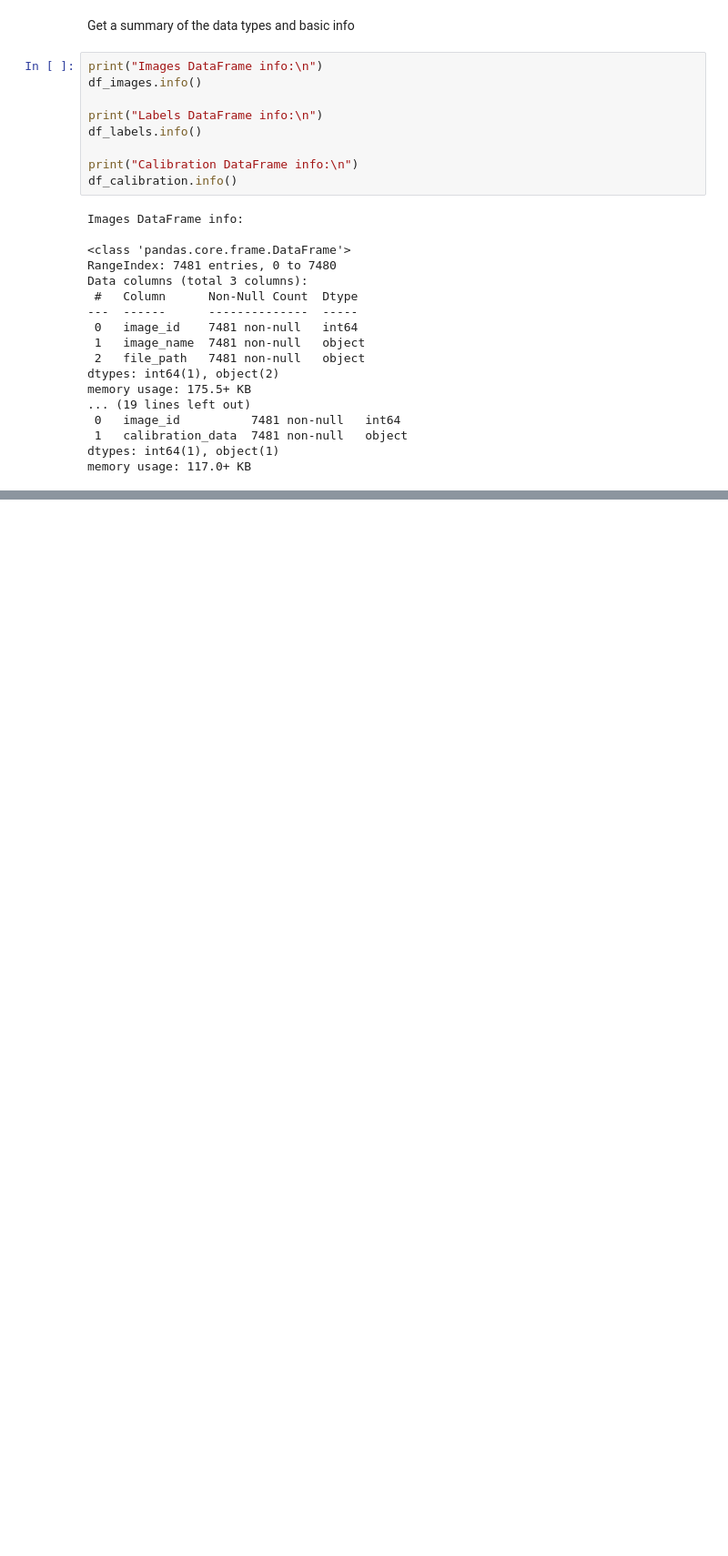
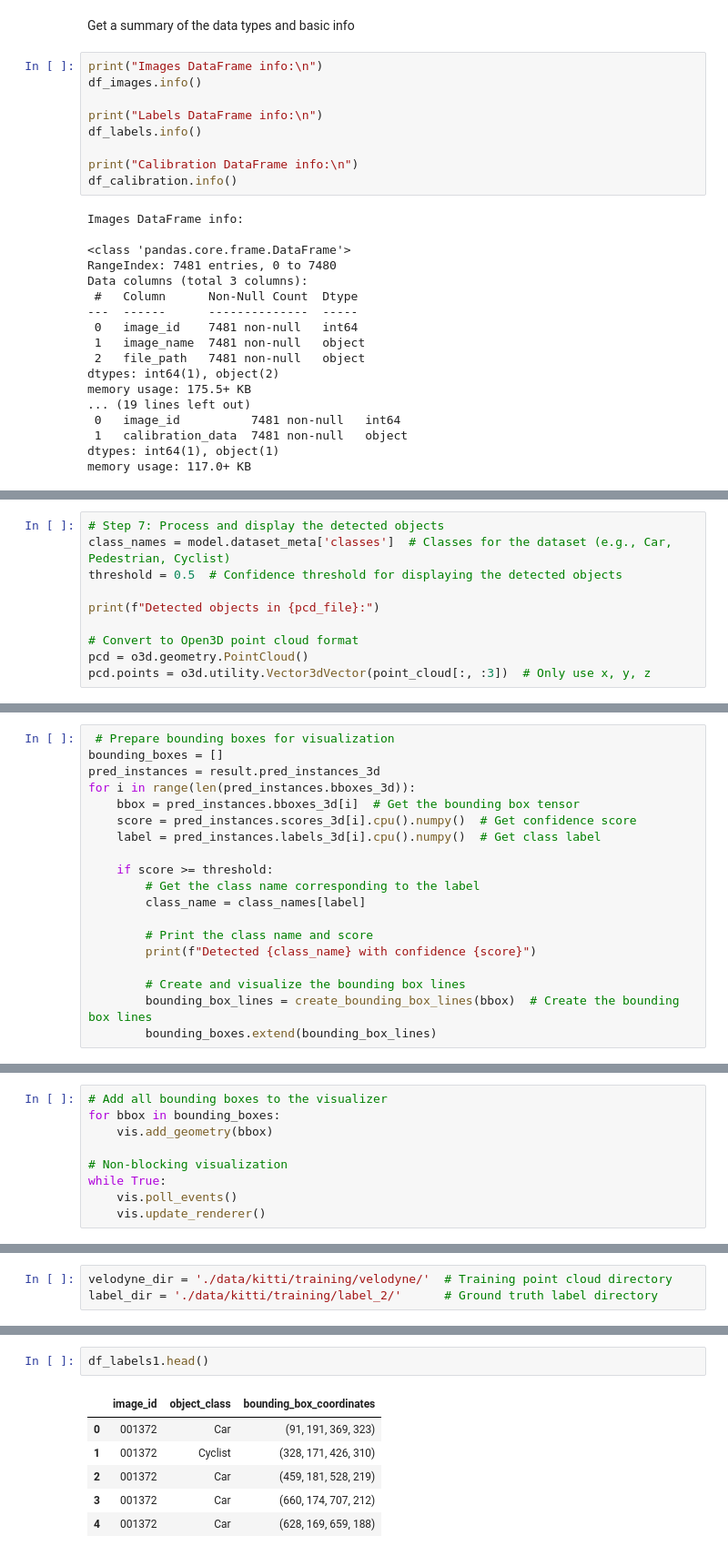
Before and after one commit to osvaldosun97/RobotShuttle, a Jupyter notebook: lidar-objectdetection.ipynb, the cells around one changed output, grey strips where cells are left out. Shown at 91% size. Cells and saved outputs as stored; diff of their text form; blank space fills up the shorter version.

```diff
--- a/lidar-objectdetection.ipynb
+++ b/lidar-objectdetection.ipynb
@@ -352,0 +253,10 @@ Estamos convencidos de que, al abordar estos puntos, el rendimiento del modelo m
+# %%
+# Step 7: Process and display the detected objects
+class_names = model.dataset_meta['classes']  # Classes for the dataset (e.g., Car, Pedestrian, Cyclist)
+threshold = 0.5  # Confidence threshold for displaying the detected objects
+
+print(f"Detected objects in {pcd_file}:")
+
+# Convert to Open3D point cloud format
+pcd = o3d.geometry.PointCloud()
+pcd.points = o3d.utility.Vector3dVector(point_cloud[:, :3])  # Only use x, y, z
@@ -352,0 +324,19 @@ Estamos convencidos de que, al abordar estos puntos, el rendimiento del modelo m
+# %%
+ # Prepare bounding boxes for visualization
+bounding_boxes = []
+pred_instances = result.pred_instances_3d
+for i in range(len(pred_instances.bboxes_3d)):
+    bbox = pred_instances.bboxes_3d[i]  # Get the bounding box tensor
+    score = pred_instances.scores_3d[i].cpu().numpy()  # Get confidence score
+    label = pred_instances.labels_3d[i].cpu().numpy()  # Get class label
+
+    if score >= threshold:
+        # Get the class name corresponding to the label
+        class_name = class_names[label]
+
+        # Print the class name and score
+        print(f"Detected {class_name} with confidence {score}")
+
+        # Create and visualize the bounding box lines
+        bounding_box_lines = create_bounding_box_lines(bbox)  # Create the bounding box lines
+        bounding_boxes.extend(bounding_box_lines)
@@ -352,0 +366,9 @@ Estamos convencidos de que, al abordar estos puntos, el rendimiento del modelo m
+# %%
+# Add all bounding boxes to the visualizer
+for bbox in bounding_boxes:
+    vis.add_geometry(bbox)
+
+# Non-blocking visualization
+while True:
+    vis.poll_events()
+    vis.update_renderer()
@@ -352,0 +388,3 @@ Estamos convencidos de que, al abordar estos puntos, el rendimiento del modelo m
+# %%
+velodyne_dir = './data/kitti/training/velodyne/'  # Training point cloud directory
+label_dir = './data/kitti/training/label_2/'      # Ground truth label directory
@@ -352,0 +507,9 @@ Estamos convencidos de que, al abordar estos puntos, el rendimiento del modelo m
+# %%
+df_labels1.head()
+# %% [output]
+|  | image_id | object_class | bounding_box_coordinates |
+| 0 | 001372 | Car | (91, 191, 369, 323) |
+| 1 | 001372 | Cyclist | (328, 171, 426, 310) |
+| 2 | 001372 | Car | (459, 181, 528, 219) |
+| 3 | 001372 | Car | (660, 174, 707, 212) |
+| 4 | 001372 | Car | (628, 169, 659, 188) |
```
Also changed, not shown: parts of 53 cells of this notebook.
